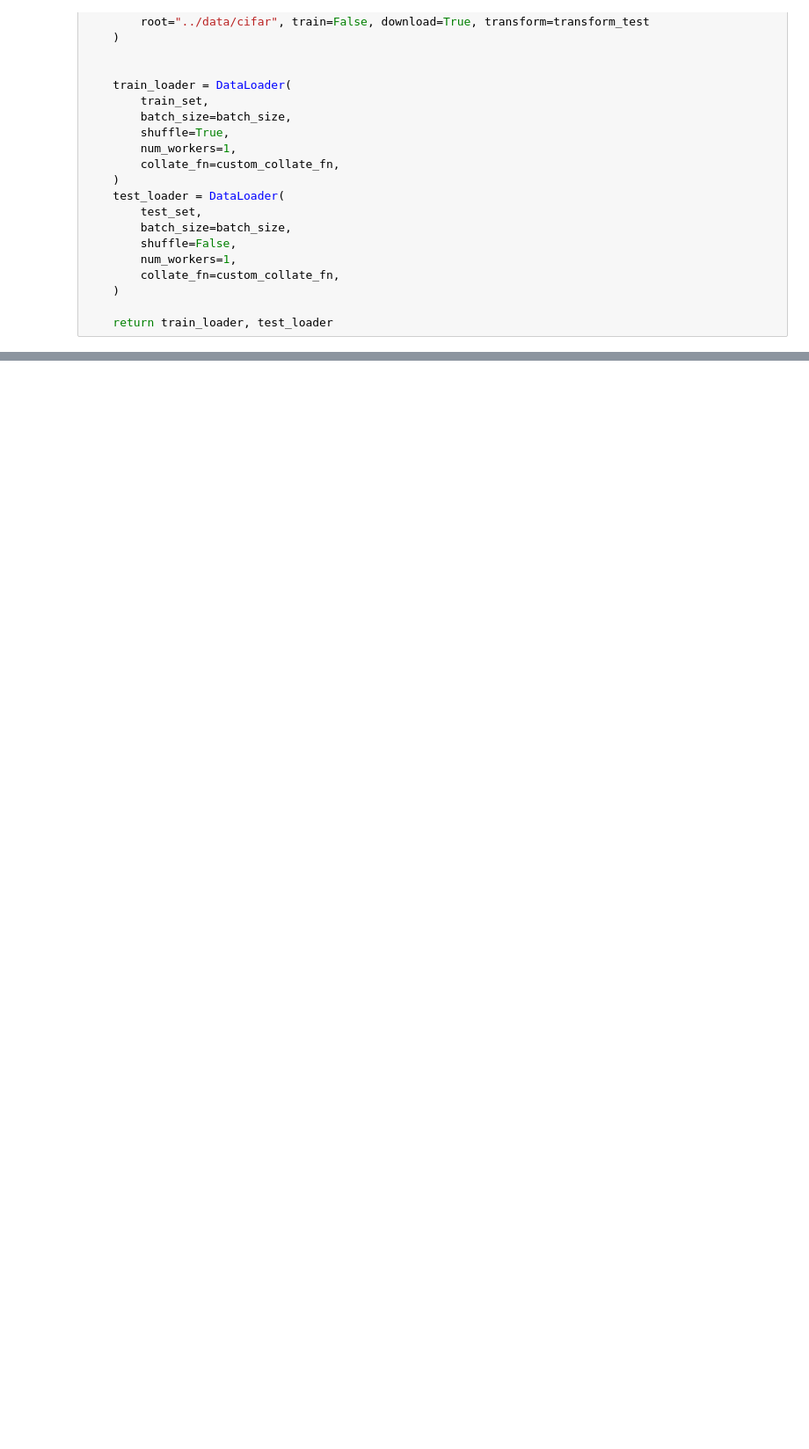
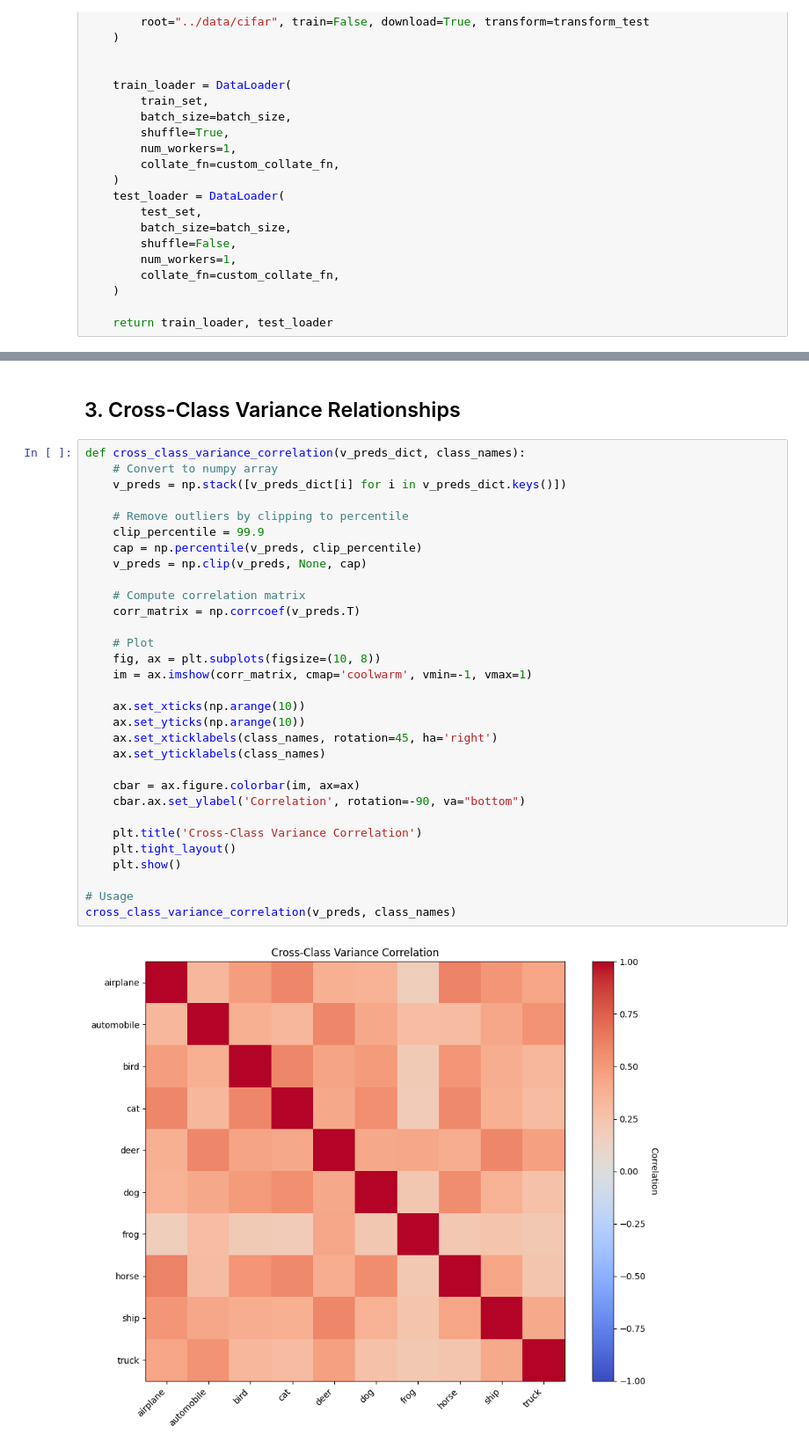
Before and after one commit to miquelflorensa/cuTAGI, a Jupyter notebook: examples/cifar10_logits.ipynb, the cells around one changed output, grey strips where cells are left out. Shown at 88% size. Cells and saved outputs as stored; diff of their text form; blank space fills up the shorter version.

```diff
--- a/examples/cifar10_logits.ipynb
+++ b/examples/cifar10_logits.ipynb
@@ -318,0 +673,35 @@ v_preds 0 [ 0.76972735  0.87077713  3.532223   33.34566     0.8200285  10.954778
+# %% [markdown]
+## 3. Cross-Class Variance Relationships
+# %%
+def cross_class_variance_correlation(v_preds_dict, class_names):
+    # Convert to numpy array
+    v_preds = np.stack([v_preds_dict[i] for i in v_preds_dict.keys()])
+
+    # Remove outliers by clipping to percentile
+    clip_percentile = 99.9
+    cap = np.percentile(v_preds, clip_percentile)
+    v_preds = np.clip(v_preds, None, cap)
+
+    # Compute correlation matrix
+    corr_matrix = np.corrcoef(v_preds.T)
+
+    # Plot
+    fig, ax = plt.subplots(figsize=(10, 8))
+    im = ax.imshow(corr_matrix, cmap='coolwarm', vmin=-1, vmax=1)
+
+    ax.set_xticks(np.arange(10))
+    ax.set_yticks(np.arange(10))
+    ax.set_xticklabels(class_names, rotation=45, ha='right')
+    ax.set_yticklabels(class_names)
+
+    cbar = ax.figure.colorbar(im, ax=ax)
+    cbar.ax.set_ylabel('Correlation', rotation=-90, va="bottom")
+
+    plt.title('Cross-Class Variance Correlation')
+    plt.tight_layout()
+    plt.show()
+
+# Usage
+cross_class_variance_correlation(v_preds, class_names)
+# %% [output]
+[figure, added]
```
Also changed, not shown: parts of 14 cells of this notebook, 3 other files.
